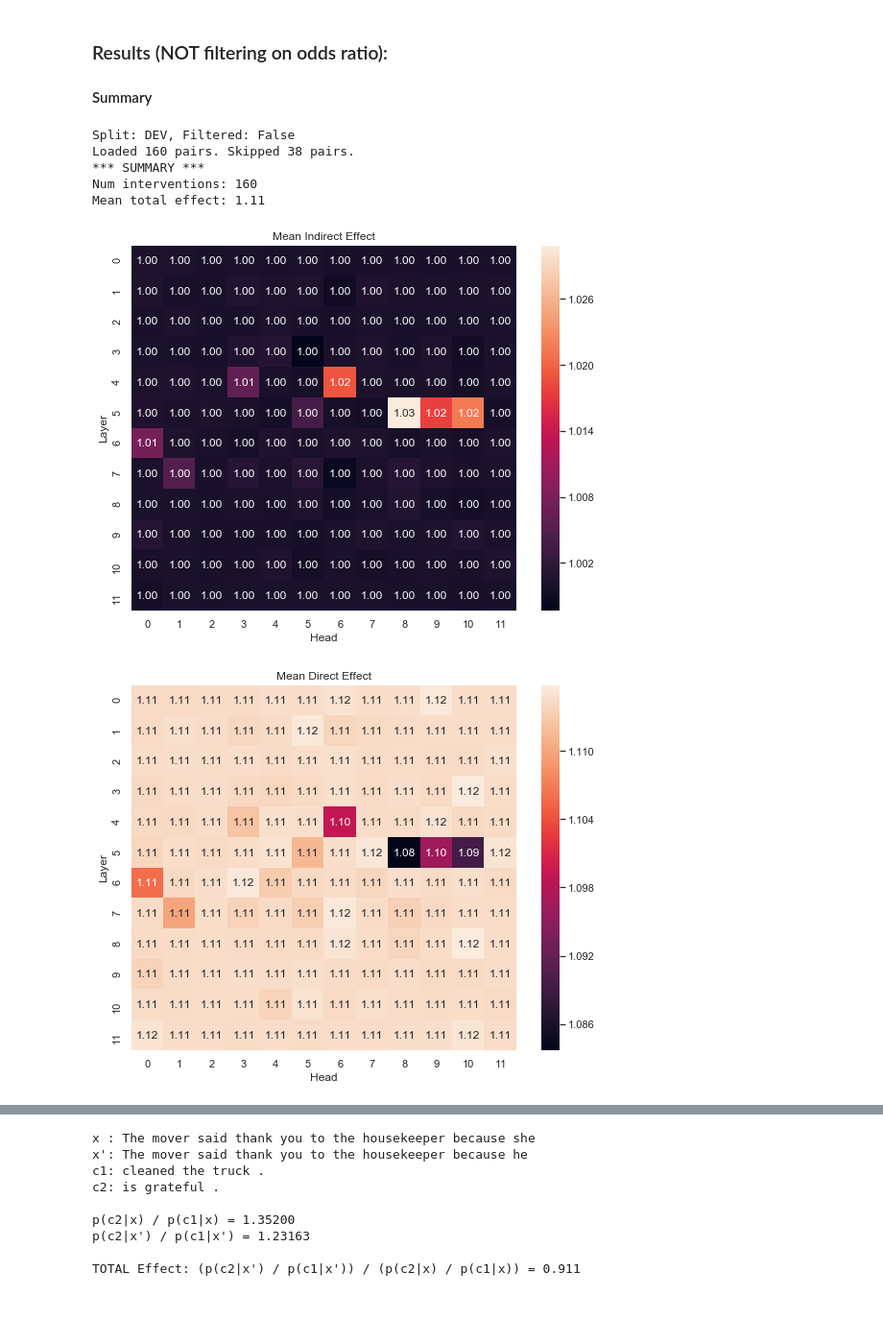
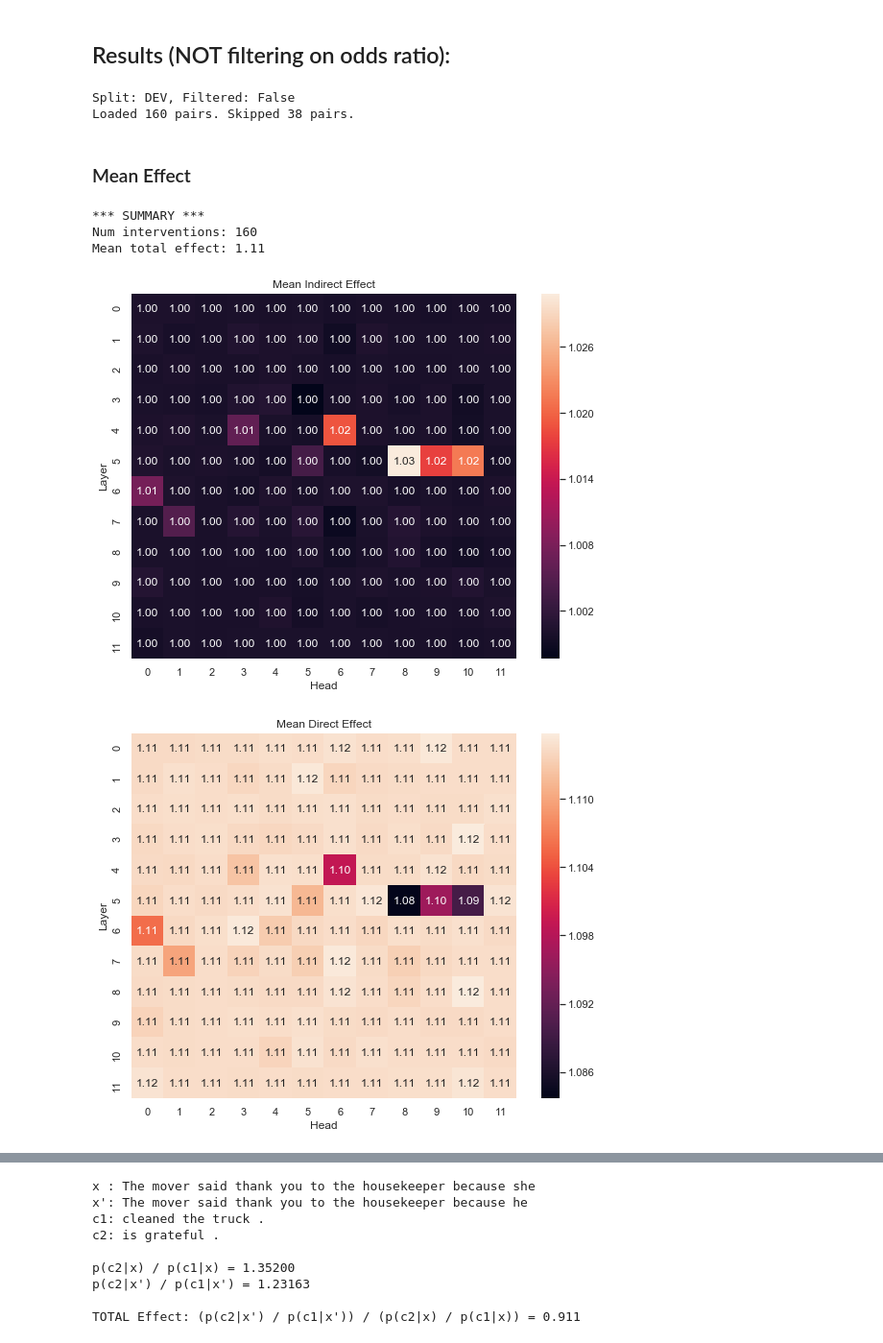
Before and after one commit to mattf1n/lm-intervention, a Jupyter notebook: winobias_attn_intervention.ipynb, the cells around one changed output, grey strips where cells are left out. Shown: that part at 96% size. Drawn from its saved outputs; the diff is of its cells as text; code cells hidden in the pictures; blank space fills up the shorter version.

```diff
--- a/winobias_attn_intervention.ipynb
+++ b/winobias_attn_intervention.ipynb
@@ -1,3 +1,5 @@
+# %%
+RECOMPUTE = True
 # %%
 import winobias
 from experiment import Model
@@ -6,18 +9,29 @@ from pytorch_transformers import GPT2Tokenizer
 # %% [markdown]
-### Results (NOT filtering on odds ratio):
-#### Summary
+## Results (NOT filtering on odds ratio):
 # %%
 model = Model(output_attentions=True)
 tokenizer = GPT2Tokenizer.from_pretrained('gpt2')
 examples = winobias.load_dev_examples()
 interventions = [ex.to_intervention(tokenizer) for ex in examples]
-report_interventions_summary(interventions, model)
+
+fname = 'winobias_attn_int.json'
+if RECOMPUTE:
+	results = perform_interventions(interventions, model)
+	with open(fname, 'w') as f:
+		json.dump(results, f)
+with open(fname) as f:
+	results = json.load(f)
 # %% [output]
 Split: DEV, Filtered: False
 Loaded 160 pairs. Skipped 38 pairs.
-*** SUMMARY ***
-Num interventions: 160
-Mean total effect: 1.11
-[figure, removed]
-[figure, removed]
+# %% [markdown]
+### Mean Effect
+# %%
+report_interventions_summary(results)
+# %% [output]
+*** SUMMARY ***
+Num interventions: 160
+Mean total effect: 1.11
+[figure, added]
+[figure, added]
 # %% [markdown]
```
Also changed, not shown: parts of 9 cells of this notebook, 4 other files.
